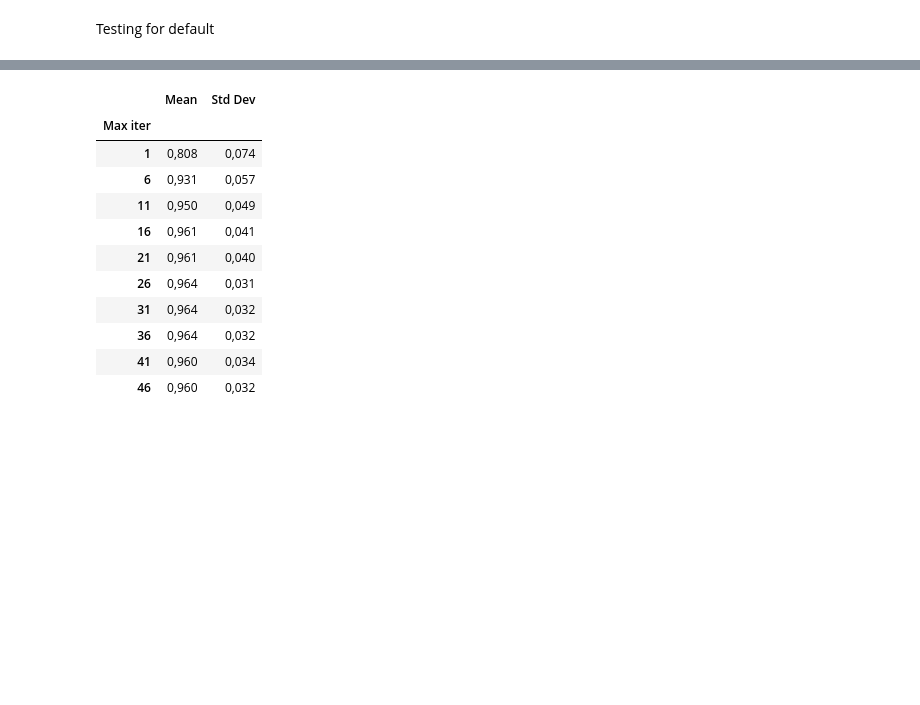
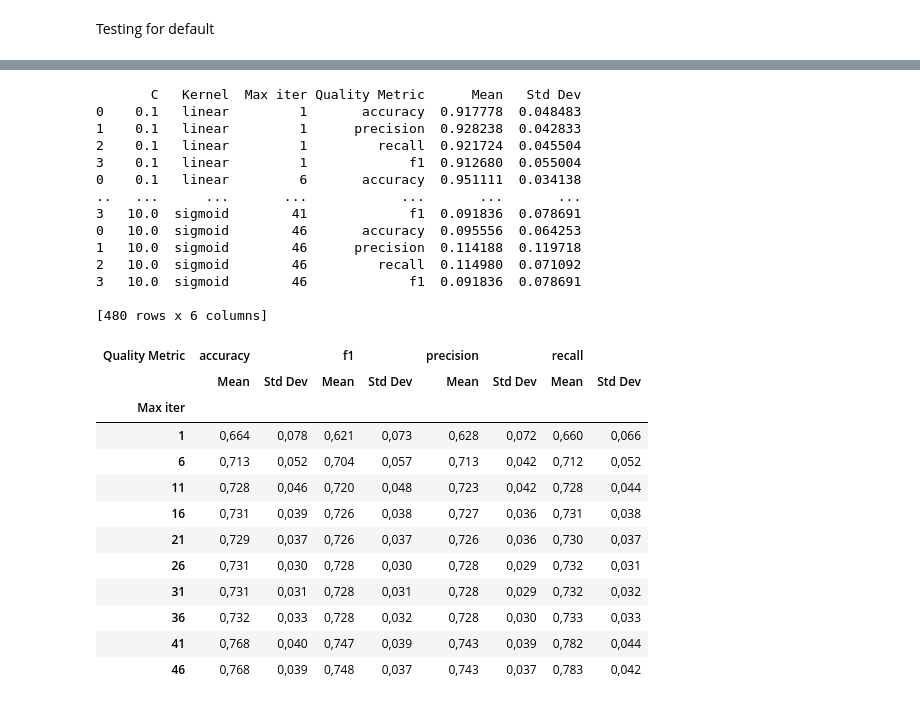
Before and after one commit to kubamarchut/wsi, a Jupyter notebook: ex-4/main.ipynb, the cells around one changed output, grey strips where cells are left out. Drawn from its saved outputs; the diff is of its cells as text; code cells hidden in the pictures; blank space fills up the shorter version.

```diff
--- a/ex-4/main.ipynb
+++ b/ex-4/main.ipynb
@@ -102,7 +96,7 @@ Standard Deviation of F1: 0.04647450346863861
 PARAMETERS = {
     'criterion': ['gini', 'entropy'],
     'splitter': ['best', 'random'],
-    'max_depth': [1, 2, 3, 4, 5, None]
+    'max_depth': [1, 2, 3, 4, 5, 10, 50, 100]
 }
 
 results_by_params = {}
@@ -118,8 +112,8 @@ for criterion_value in PARAMETERS['criterion']:
                     'Splitter': splitter_value,
                     'Max Depth': max_depth_value,
                     'Quality Metric': metric,
-                    'Mean': avg_scores[metric],
-                    'Std Dev': std_dev_scores[metric]
+                    'Średnia': avg_scores[metric],
+                    '$\\sigma$': std_dev_scores[metric]
                 })
 
             results_df = pd.DataFrame(results_for_params)
@@ -134,7 +128,8 @@ for criterion_value in PARAMETERS['criterion']:
 all_results_df = pd.concat(results_by_params.values())
 
 # Group by each parameter and calculate mean and standard deviation for each metric
-summary_df = all_results_df.groupby(['Criterion', 'Splitter', 'Max Depth']).agg({'Mean': 'mean', 'Std Dev': 'mean'})
+#summary_df = all_results_df.groupby(['Criterion', 'Splitter', 'Max Depth']).agg({'Średnia': 'mean', '$\\sigma$': 'mean'})
+summary_df = all_results_df
 #summary_df = summary_df.map(lambda x: '{:.3f}'.format(x).replace('.', ','))
 # Display the summary table
 display(summary_df)
@@ -196,7 +295,7 @@ def conduct_tests_svm(folds, scores_dict, random_states, params = None):
         if params is None:
             clf = SVC(random_state=random_state)
         else:
-            clf = SVC(random_state=random_state, **params, tol=10e-6)
+            clf = SVC(random_state=random_state, **params, tol=10e-16)
         kf = KFold(n_splits=folds, shuffle=True, random_state=random_state)
         results = cross_validate(clf, iris_data.data, iris_data.target, scoring=scores_dict,
                                 cv=kf)
@@ -265,7 +360,8 @@ for c_value in PARAMETERS['C']:
 all_results_df = pd.concat(results_by_params.values())
 
 # Group by each parameter and calculate mean and standard deviation for each metric
-summary_df = all_results_df.groupby(['C', 'Kernel', 'Max iter']).agg({'Mean': 'mean', 'Std Dev': 'mean'})
+#summary_df = all_results_df.groupby(['C', 'Kernel', 'Max iter']).agg({'Mean': 'mean', 'Std Dev': 'mean'})
+summary_df = all_results_df
 #summary_df = summary_df.map(lambda x: '{:.3f}'.format(x).replace('.', ','))
 # Display the summary table
 display(summary_df)
@@ -287,17 +391,28 @@ display(summary_df)
 # %%
 # Pivot the DataFrame for Criterion
-c_df = summary_df.reset_index().pivot_table(index='C', values=['Mean', 'Std Dev'], aggfunc='mean')
+c_df = summary_df.reset_index().pivot_table(index='C', columns=['Quality Metric'], values=['Mean', 'Std Dev'], aggfunc='mean')
+c_df.columns = c_df.columns.swaplevel(0, 1)
+c_df = c_df.sort_index(axis=1)
 c_df = c_df.map(lambda x: '{:.3f}'.format(x).replace('.', ','))
 display(c_df)
 
 # Pivot the DataFrame for Splitter
-kernel_df = summary_df.reset_index().pivot_table(index='Kernel', values=['Mean', 'Std Dev'], aggfunc='mean')
+kernel_df = summary_df.reset_index().pivot_table(index='Kernel', columns=['Quality Metric'], values=['Mean', 'Std Dev'], aggfunc='mean')
+kernel_df.columns = kernel_df.columns.swaplevel(0, 1)
+kernel_df = kernel_df.sort_index(axis=1)
 kernel_df = kernel_df.map(lambda x: '{:.3f}'.format(x).replace('.', ','))
 display(kernel_df)
 
 # Pivot the DataFrame for Max Depth
-max_iter_df = summary_df[summary_df.index.get_level_values('Kernel') != 'sigmoid']
-max_iter_df = max_iter_df.reset_index().pivot_table(index=['Max iter'], values=['Mean', 'Std Dev'], aggfunc='mean')
+print(summary_df)
+#max_iter_df = summary_df[summary_df['Kernel'] != 'sigmoid']
+max_iter_df = summary_df.reset_index().pivot_table(index=['Max iter'], columns=['Quality Metric'], values=['Mean', 'Std Dev'], aggfunc='mean')
+max_iter_df.columns = max_iter_df.columns.swaplevel(0, 1)
+max_iter_df = max_iter_df.sort_index(axis=1)
 max_iter_df = max_iter_df.map(lambda x: '{:.3f}'.format(x).replace('.', ','))
 display(max_iter_df)
+
+print(c_df.to_latex())
+print(kernel_df.to_latex())
+print(max_iter_df.to_latex())
 # %% [output]
@@ -315,12 +432,27 @@ display(max_iter_df)
+       C   Kernel  Max iter Quality Metric      Mean   Std Dev
+0    0.1   linear         1       accuracy  0.917778  0.048483
+1    0.1   linear         1      precision  0.928238  0.042833
+2    0.1   linear         1         recall  0.921724  0.045504
+3    0.1   linear         1             f1  0.912680  0.055004
+0    0.1   linear         6       accuracy  0.951111  0.034138
+..   ...      ...       ...            ...       ...       ...
+3   10.0  sigmoid        41             f1  0.091836  0.078691
+0   10.0  sigmoid        46       accuracy  0.095556  0.064253
+1   10.0  sigmoid        46      precision  0.114188  0.119718
+2   10.0  sigmoid        46         recall  0.114980  0.071092
+3   10.0  sigmoid        46             f1  0.091836  0.078691
+
+[480 rows x 6 columns]
-|  | Mean | Std Dev |
-| Max iter |  |  |
-| 1 | 0,808 | 0,074 |
-| 6 | 0,931 | 0,057 |
-| 11 | 0,950 | 0,049 |
-| 16 | 0,961 | 0,041 |
-| 21 | 0,961 | 0,040 |
-| 26 | 0,964 | 0,031 |
-| 31 | 0,964 | 0,032 |
-| 36 | 0,964 | 0,032 |
-| 41 | 0,960 | 0,034 |
-| 46 | 0,960 | 0,032 |
+| Quality Metric | accuracy |  | f1 |  | precision |  | recall |  |
+|  | Mean | Std Dev | Mean | Std Dev | Mean | Std Dev | Mean | Std Dev |
+| Max iter |  |  |  |  |  |  |  |  |
+| 1 | 0,664 | 0,078 | 0,621 | 0,073 | 0,628 | 0,072 | 0,660 | 0,066 |
+| 6 | 0,713 | 0,052 | 0,704 | 0,057 | 0,713 | 0,042 | 0,712 | 0,052 |
+| 11 | 0,728 | 0,046 | 0,720 | 0,048 | 0,723 | 0,042 | 0,728 | 0,044 |
+| 16 | 0,731 | 0,039 | 0,726 | 0,038 | 0,727 | 0,036 | 0,731 | 0,038 |
+| 21 | 0,729 | 0,037 | 0,726 | 0,037 | 0,726 | 0,036 | 0,730 | 0,037 |
+| 26 | 0,731 | 0,030 | 0,728 | 0,030 | 0,728 | 0,029 | 0,732 | 0,031 |
+| 31 | 0,731 | 0,031 | 0,728 | 0,031 | 0,728 | 0,029 | 0,732 | 0,032 |
+| 36 | 0,732 | 0,033 | 0,728 | 0,032 | 0,728 | 0,030 | 0,733 | 0,033 |
+| 41 | 0,768 | 0,040 | 0,747 | 0,039 | 0,743 | 0,039 | 0,782 | 0,044 |
+| 46 | 0,768 | 0,039 | 0,748 | 0,037 | 0,743 | 0,037 | 0,783 | 0,042 |
```
Also changed, not shown: parts of 13 cells of this notebook.
